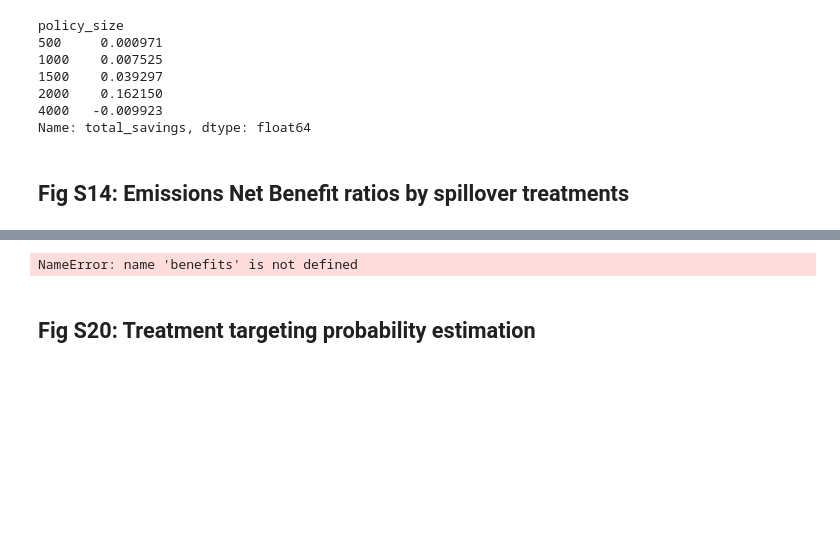
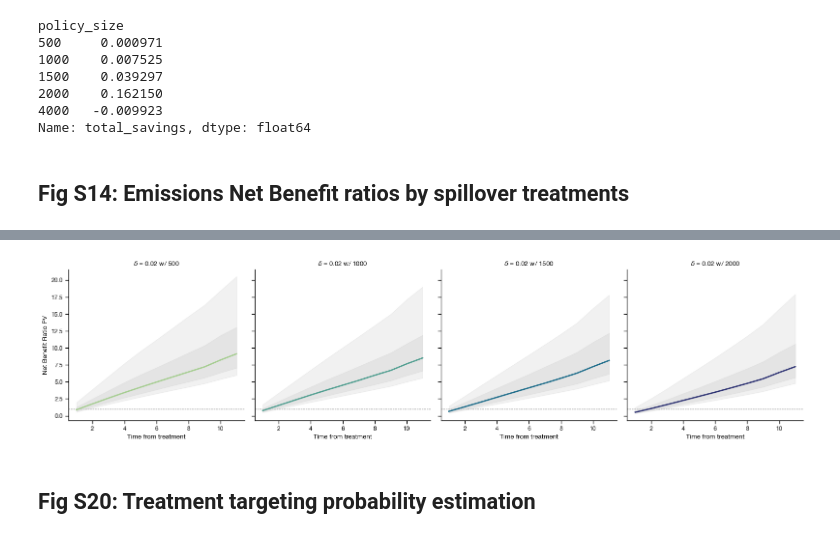
Before and after one commit to echolab-stanford/prescribed_fires, a Jupyter notebook: analysis/simulation_replication.ipynb, the cells around one changed output, grey strips where cells are left out. Saved outputs shown, nothing was run; the diff lists cells and outputs as text; code cells hidden in the pictures; blank space fills up the shorter version.

Commit message:
Update sims and add data from treats

```diff
--- a/analysis/simulation_replication.ipynb
+++ b/analysis/simulation_replication.ipynb
@@ -1798,7 +1627,7 @@ deltas = [0.02]
 benefits = benefits[benefits.discount_rate.isin(deltas)]
 
 mean_benefits = (
-    benefits.groupby(["lag", "discount_rate", "treatment", "n_treats"])
+    benefits.groupby(["lag", "discount_rate", "treatment", "policy_size"])
     .ratio.median()
     .reset_index()
 )
@@ -1808,9 +1637,9 @@ g = sns.relplot(
     x="lag",
     y="ratio",
     row="discount_rate",
-    col="n_treats",
+    col="policy_size",
     kind="line",
-    hue="n_treats",
+    hue="policy_size",
     height=4,
     aspect=1,
     linewidth=2,
@@ -1833,7 +1662,7 @@ g = sns.relplot(
 
 # Plot the 0.25 and 0.975 quantiles for each discount rate and lag
 iqr = (
-    benefits.groupby(["lag", "discount_rate", "n_treats"])
+    benefits.groupby(["lag", "discount_rate", "policy_size"])
     .ratio.quantile([0.25, 0.75])
     .unstack()
     .reset_index()
@@ -1841,14 +1670,14 @@ iqr = (
 
 # Plot the 0.025 and 0.975 quantiles for each discount rate and lag
 ci = (
-    benefits.groupby(["lag", "discount_rate", "n_treats"])
+    benefits.groupby(["lag", "discount_rate", "policy_size"])
     .ratio.quantile([0.05, 0.95])
     .unstack()
     .reset_index()
 )
 
 stds = (
-    benefits.groupby(["lag", "discount_rate", "n_treats"])
+    benefits.groupby(["lag", "discount_rate", "policy_size"])
     .ratio.std(ddof=2)
     .reset_index()
 )
@@ -1859,46 +1688,46 @@ ci_alt = pd.DataFrame(
         "ci_high": mean_benefits.ratio + 1.96 * stds.ratio / np.sqrt(988),
         "lag": mean_benefits.lag,
         "discount_rate": mean_benefits.discount_rate,
-        "treatment": mean_benefits.n_treats,
+        "treatment": mean_benefits.treatment,
     }
 )
 
 for idxs, ax in g.axes_dict.items():
-    dr, n_treats = idxs
+    dr, policy_size = idxs
     # Get the quantiles
-    q_dr = ci[(ci.discount_rate == dr) & (ci.n_treats == n_treats)]
-    q_dr_iqr = iqr[(iqr.discount_rate == dr) & (iqr.n_treats == n_treats)]
+    q_dr = ci[(ci.discount_rate == dr) & (ci.policy_size == policy_size)]
+    q_dr_iqr = iqr[(iqr.discount_rate == dr) & (iqr.policy_size == policy_size)]
 
     ax.fill_between(
         q_dr.lag,
         q_dr[0.05],
         q_dr[0.95],
         color="#bdbdbd",
         alpha=0.2,
     )
 
     ax.fill_between(
         q_dr.lag,
         q_dr_iqr[0.25],
         q_dr_iqr[0.75],
         color="#d9d9d9",
         alpha=0.5,
     )
     # plt.yscale("asinh", shift=10)
     # ax.set_yscale("log")
 
 
 plt.tight_layout()
 
-# # Save plot
-# plt.savefig(
-#     "../figs/pv_benefits_pe_avg_spill_size.pdf",
-#     bbox_inches="tight",
-#     dpi=300,
-#     transparent=True,
-# )
+# Save plot
+plt.savefig(
+    "../figs/pv_benefits_pe_avg_spill_size.pdf",
+    bbox_inches="tight",
+    dpi=300,
+    transparent=True,
+)
 # %% [output]
-NameError: name 'benefits' is not defined
+[figure, added]
 # %% [markdown]
 ## Fig S20: Treatment targeting probability estimation
 # %%
```
Also changed, not shown: parts of 24 cells of this notebook, 1 other file.
